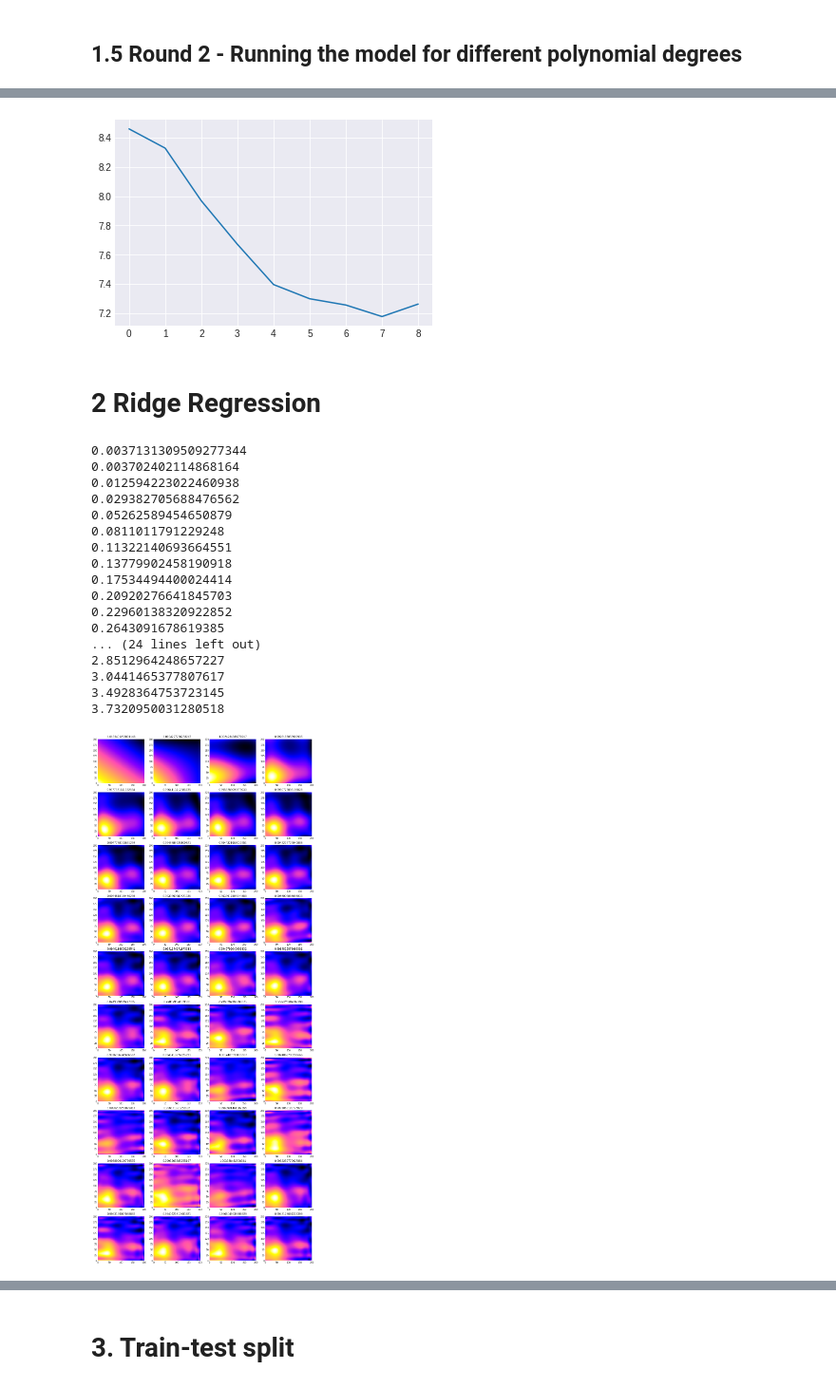
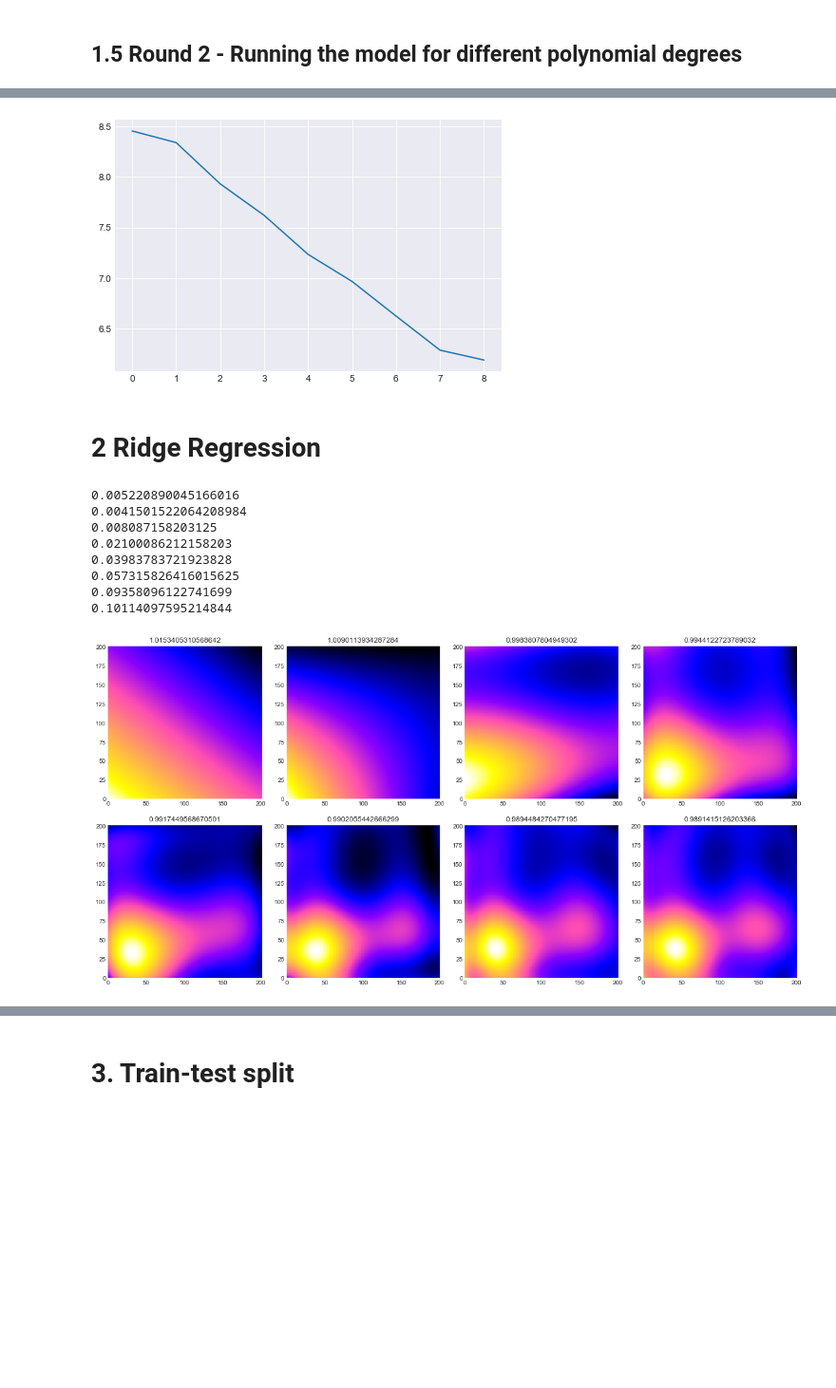
Before and after one commit to asdfbat/FYS-STK4155, a Jupyter notebook: Project1/jupyter/testing.ipynb, the cells around one changed output, grey strips where cells are left out. Shown at 95% size. Saved outputs shown, nothing was run; the diff lists cells and outputs as text; code cells hidden in the pictures; blank space fills up the shorter version.

```diff
--- a/Project1/jupyter/testing.ipynb
+++ b/Project1/jupyter/testing.ipynb
@@ -26,7 +27,7 @@ def Franke(x, y):
     term4 = -0.2*np.exp(-(9*x-4)**2 - (9*y-7)**2)
     return term1 + term2 + term3 + term4
 
-def FrankeNoise(x, y, sigma=1):
+def FrankeNoise(x, y, sigma=0.1):
     return Franke(x, y) + np.random.normal(0, sigma, np.shape(x))
 # %%
 nr_points_per_dim = 201
@@ -43,7 +44,7 @@ x_, y_ = np.meshgrid(x, y)
 x_flat = x_.flatten()
 y_flat = y_.flatten()
 
-data = FrankeNoise(x_, y_)
+data = FrankeNoise(x_, y_,sigma=1)
 f = data.flatten()
 
 fig, (ax1, ax2) = plt.subplots(1, 2, figsize=(18,6))
@@ -186,49 +187,40 @@ plt.plot(np.log(err_list[:9]));
 # %%
 plt.plot(np.log(err_list_truemodel[:9]));
 # %% [output]
-[figure, old version]
+[figure, new version]
 # %% [markdown]
 # 2 Ridge Regression
 # %%
 lamda = 1e-8
 
 err_list = []
 err_list_truemodel = []
-nr_poly_orders = 40
+nr_poly_orders = 4*2
 poly_orders = np.arange(1, nr_poly_orders + 1)
 
 fig, ax = plt.subplots(nr_poly_orders//4, 4, figsize=(16, 4*nr_poly_orders//4))
 
 for i, poly_order in enumerate(poly_orders):
     t0 = time.time()
     X = make_X(x_flat, y_flat, poly_order)
     beta = np.linalg.inv(X.T@X + np.identity(X.shape[1])*lamda)@X.T@f
     #print(i, beta)
     data_pred = Model(beta, x_, y_, poly_order)
     print(time.time() - t0)
     #plt.figure(figsize=(8,8))
     ax[i//4, i%4].pcolormesh(data_pred)
     ax[i//4, i%4].set_title(MSE(data_pred, data))
     err_list.append(np.sum(np.abs(data - data_pred)))
     err_list_truemodel.append(np.sum(np.abs(Franke(x_, y_) - data_pred)))
 # %% [output]
-0.0037131309509277344
-0.003702402114868164
-0.012594223022460938
-0.029382705688476562
-0.05262589454650879
-0.0811011791229248
-0.11322140693664551
-0.13779902458190918
-0.17534494400024414
-0.20920276641845703
-0.22960138320922852
-0.2643091678619385
-... (24 lines left out)
-2.8512964248657227
-3.0441465377807617
-3.4928364753723145
-3.7320950031280518
+0.005220890045166016
+0.0041501522064208984
+0.008087158203125
+0.02100086212158203
+0.03983783721923828
+0.057315826416015625
+0.09358096122741699
+0.10114097595214844
-[figure, old version]
+[figure, new version]
 # %%
 plt.plot(np.log(err_list));
```
Also changed, not shown: parts of 17 cells of this notebook.
